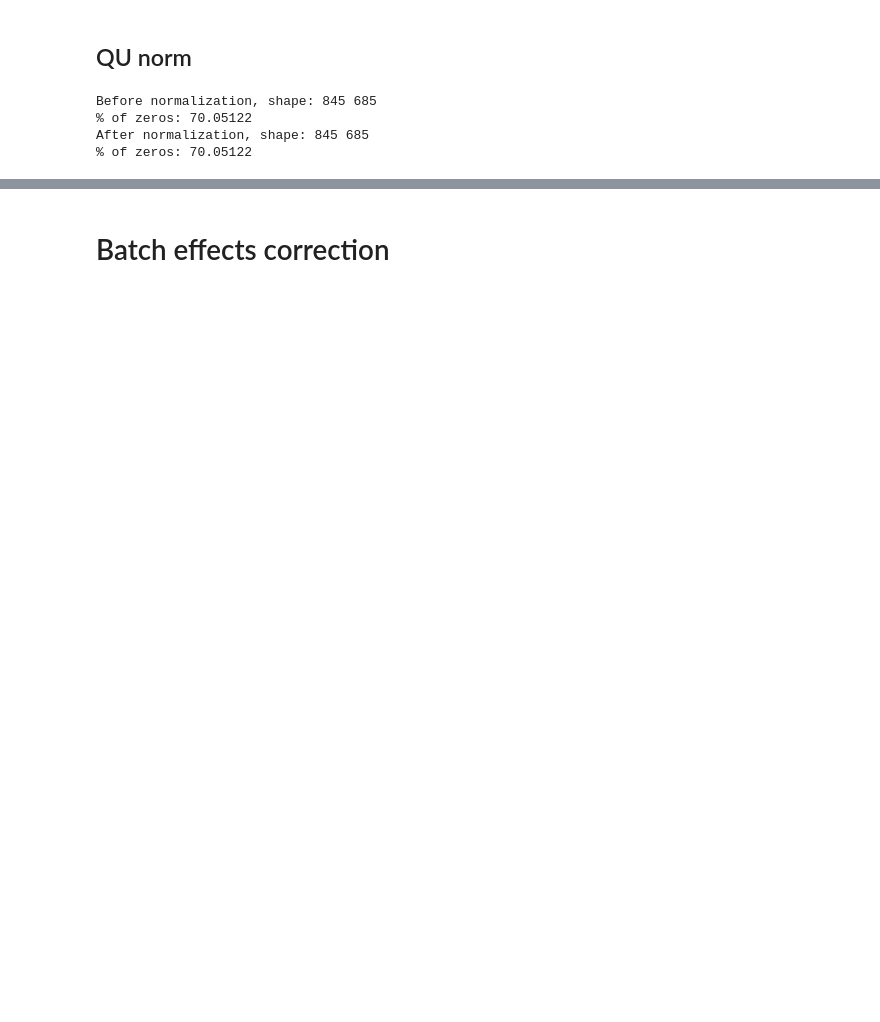
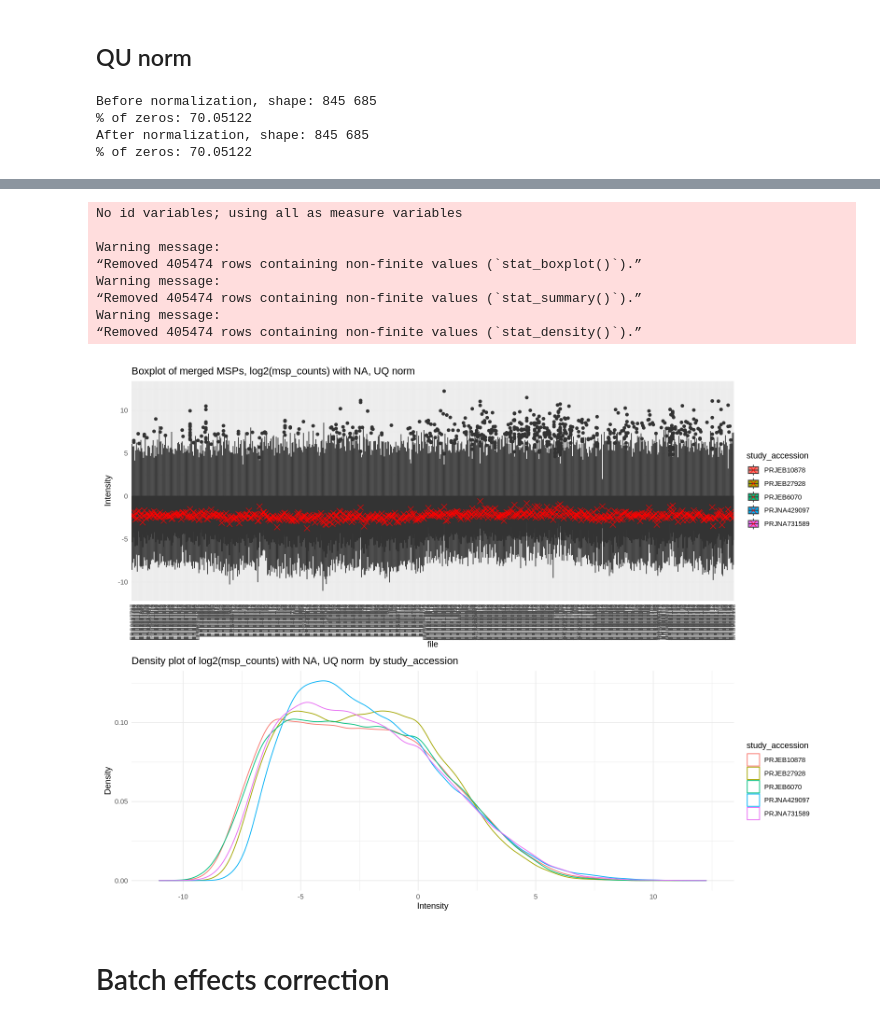
Before and after one commit to Freddsle/fedRBE, a Jupyter notebook: evaluation_data/microbiome/01_data_preparation_Counts_RBE.ipynb, the cells around one changed output, grey strips where cells are left out. Saved outputs shown, nothing was run; the diff lists cells and outputs as text; code cells hidden in the pictures; blank space fills up the shorter version.

```diff
--- a/evaluation_data/microbiome/01_data_preparation_Counts_RBE.ipynb
+++ b/evaluation_data/microbiome/01_data_preparation_Counts_RBE.ipynb
@@ -280,3 +247,38 @@ Warning message:
+# %%
+msp_counts_norm <- msp_counts_norm %>% as.data.frame()
+logmin_msp_counts_norm <- log2(msp_counts_norm + min(msp_counts_norm[msp_counts_norm > 0])/2)
+
+# replace 0 with NA
+msp_counts_norm[msp_counts_norm == 0] <- NA
+logmin_msp_counts_norm <- log2(msp_counts_norm)
+
+boxplot_results <- boxplot_plot(
+    logmin_msp_counts_norm, metadata,
+    quantitativeColumnName = 'sample', color_col = "study_accession",
+    title = "Boxplot of merged MSPs, log2(msp_counts) with NA, UQ norm")
+
+density_plot <- plotIntensityDensity(
+    logmin_msp_counts_norm, metadata,
+    quantitativeColumnName = 'sample', colorColumnName = 'study_accession',
+    title = "Density plot of log2(msp_counts) with NA, UQ norm")
+
+
+layout <-
+          boxplot_results /
+          density_plot
+
+options(repr.plot.width=13, repr.plot.height=10)
+layout
+# %% [output]
+No id variables; using all as measure variables
+
+Warning message:
+“Removed 405474 rows containing non-finite values (`stat_boxplot()`).”
+Warning message:
+“Removed 405474 rows containing non-finite values (`stat_summary()`).”
+Warning message:
+“Removed 405474 rows containing non-finite values (`stat_density()`).”
+[figure, added]
 # %%
 # return 0
 msp_counts_norm[is.na(msp_counts_norm)] <- 0
```
Also changed, not shown: parts of 7 cells of this notebook, 5 other files.
